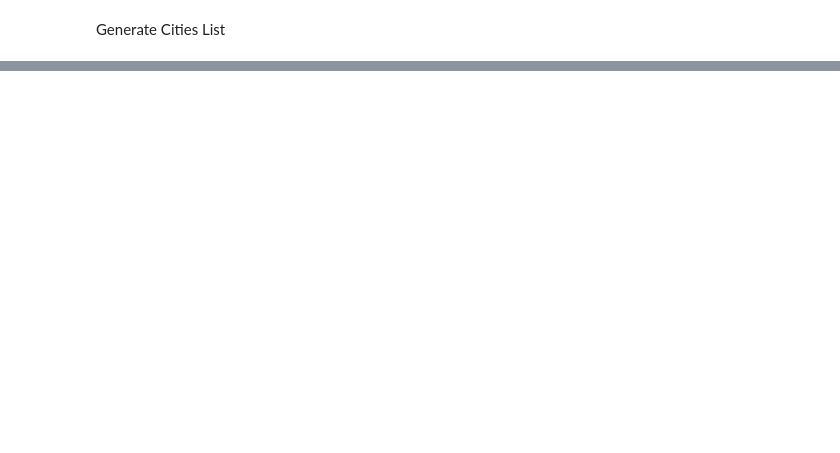
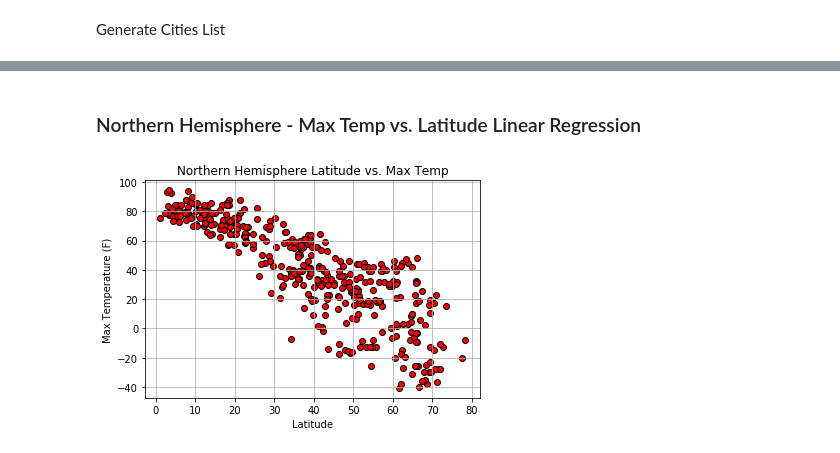
Before and after one commit to MTQMcCarthy/python-api-challenge, a Jupyter notebook: WeatherPy/WeatherPy.ipynb, the cells around one changed output, grey strips where cells are left out. Cells and saved outputs as stored; diff of their text form; code cells hidden in the pictures; blank space fills up the shorter version.

```diff
--- a/WeatherPy/WeatherPy.ipynb
+++ b/WeatherPy/WeatherPy.ipynb
@@ -178,0 +247,12 @@ Southern Hemisphere - Wind Speed (mph) vs. Latitude Linear Regression
+# %%
+# Northern hemisphere
+
+# Determine if city is north or south of prime meridian
+northern_hem = weather_data_df["Lat"] >= 0
+
+# Determine where the latitude values are greater than or equal to 0
+northern_df = weather_data_df.loc[weather_data_df["Lat"] >= 0, :].reset_index()
+
+# Reset the dataframe without the index
+northern_df = northern_df[["City", "Cloudiness", "Country", "Date", "Humidity", "Lat", "Lng", "Max Temp", "Wind Speed"]]
+northern_df.head()
@@ -178,0 +285,13 @@ Southern Hemisphere - Wind Speed (mph) vs. Latitude Linear Regression
+# %% [markdown]
+### Northern Hemisphere - Max Temp vs. Latitude Linear Regression
+# %%
+# Create a scatter plot
+x_values = northern_df["Lat"]
+y_values = northern_df["Max Temp"]
+plt.scatter(x_values, y_values, edgecolors="black", color="red")
+plt.xlabel("Latitude")
+plt.ylabel("Max Temperature (F)")
+plt.title("Northern Hemisphere Latitude vs. Max Temp")
+plt.grid()
+# %% [output]
+[figure, added]
```
Also changed, not shown: parts of 84 cells of this notebook, 11 other files.
